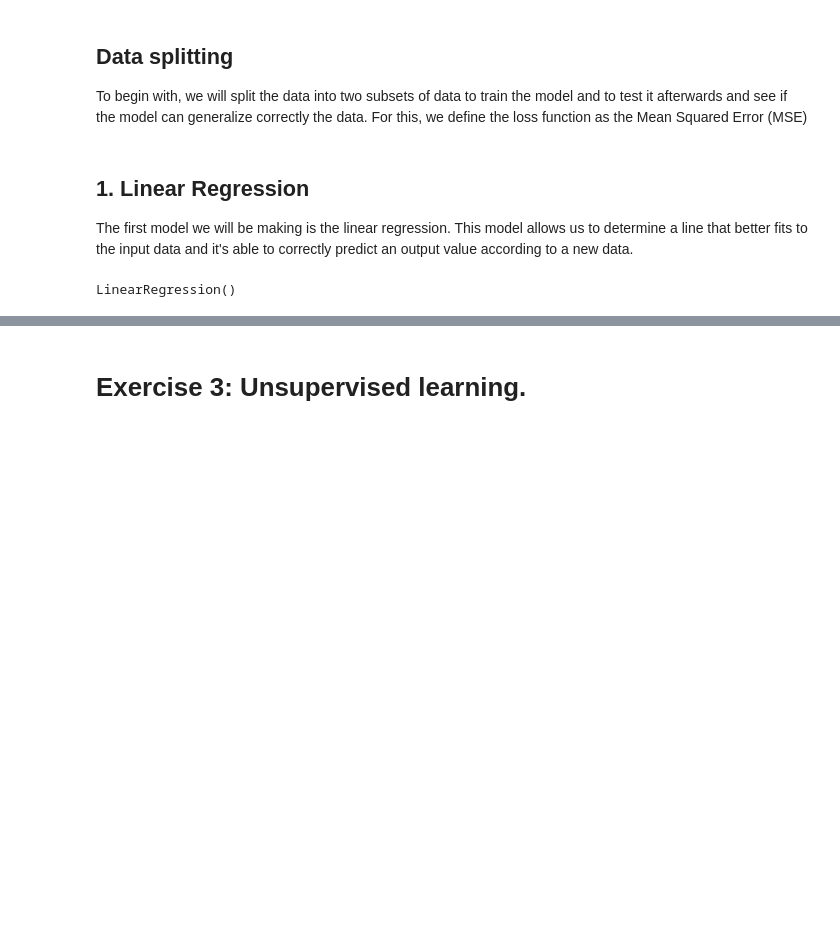
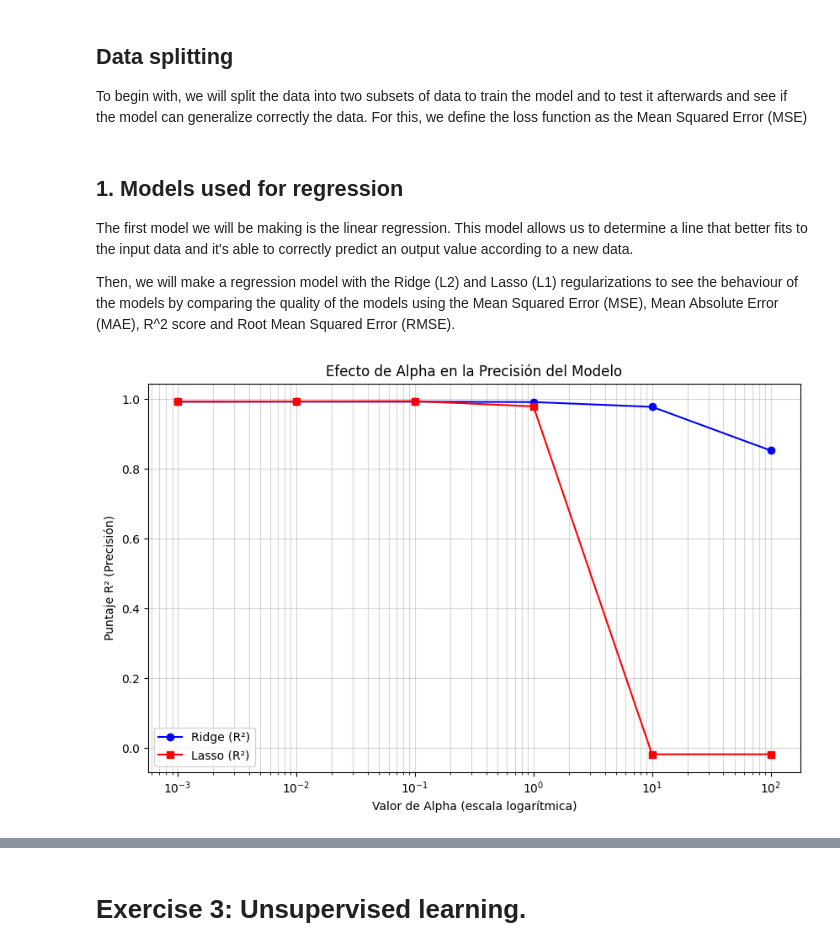
Before and after one commit to Jero2110/Advanced-ML---Phase-2, a Jupyter notebook: 02. Analysis/G01_Jeronimo_Ramos_Phase2.ipynb, the cells around one changed output, grey strips where cells are left out. Drawn from its saved outputs; the diff is of its cells as text; code cells hidden in the pictures; blank space fills up the shorter version.

Commit message:
Progress in Excercise 2 linear, lasso and ridge regressions

```diff
--- a/02. Analysis/G01_Jeronimo_Ramos_Phase2.ipynb
+++ b/02. Analysis/G01_Jeronimo_Ramos_Phase2.ipynb
@@ -178,11 +178,42 @@ X_train, X_test, y_train, y_test = train_test_split(df_reg['data'], df_reg['targ
+# %%
+X = df_reg['data']
+y = df_reg['target']
+
+X_train, X_test, y_train, y_test = train_test_split(X, y, random_state=42)
 # %% [markdown]
-## 1. Linear Regression
+## 1. Models used for regression
 The first model we will be making is the linear regression. This model allows us to determine a line that better fits to the input data and it's able to correctly predict an output value according to a new data.
+
+Then, we will make a regression model with the Ridge (L2) and Lasso (L1) regularizations to see the behaviour of the models by comparing the quality of the models using the Mean Squared Error (MSE), Mean Absolute Error (MAE), R^2 score and Root Mean Squared Error (RMSE).
-# %%
-# First we define the model
-linear_regression = LinearRegression()
-
-# Then, we calculate the regression using the training data
-linear_regression.fit(X_train, y_train)
-# %% [output]
-LinearRegression()
+# %%
+# Definir rango de Alphas (escala logarítmica para ver cambios sutiles y drásticos)
+alphas = [0.001, 0.01, 0.1, 1, 10, 100]
+
+ridge_r2 = []
+lasso_r2 = []
+
+for a in alphas:
+    # Pipeline para Ridge
+    ridge_pipe = Pipeline([('scaler', StandardScaler()), ('model', Ridge(alpha=a))])
+    ridge_pipe.fit(X_train, y_train)
+    ridge_r2.append(ridge_pipe.score(X_test, y_test))
+
+    # Pipeline para Lasso
+    lasso_pipe = Pipeline([('scaler', StandardScaler()), ('model', Lasso(alpha=a))])
+    lasso_pipe.fit(X_train, y_train)
+    lasso_r2.append(lasso_pipe.score(X_test, y_test))
+
+# Graficar el comportamiento de R2 según Alpha
+plt.figure(figsize=(10, 6))
+plt.plot(alphas, ridge_r2, marker='o', label='Ridge (R²)', color='blue')
+plt.plot(alphas, lasso_r2, marker='s', label='Lasso (R²)', color='red')
+
+plt.xscale('log') # Escala logarítmica para mejor visualización
+plt.xlabel('Valor de Alpha (escala logarítmica)')
+plt.ylabel('Puntaje R² (Precisión)')
+plt.title('Efecto de Alpha en la Precisión del Modelo')
+plt.legend()
+plt.grid(True, which="both", ls="-", alpha=0.5)
+plt.show()
+# %% [output]
+[figure, added]
```
Also changed, not shown: parts of 6 cells of this notebook.
